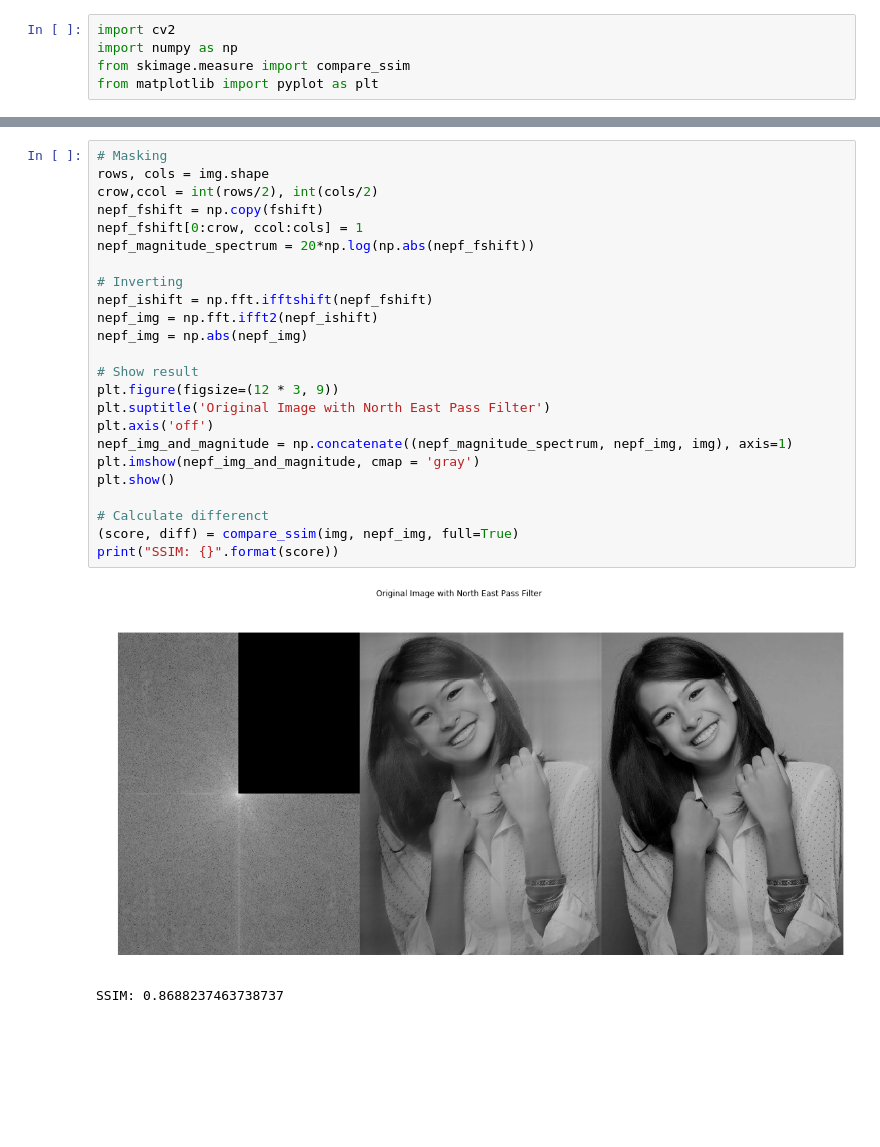
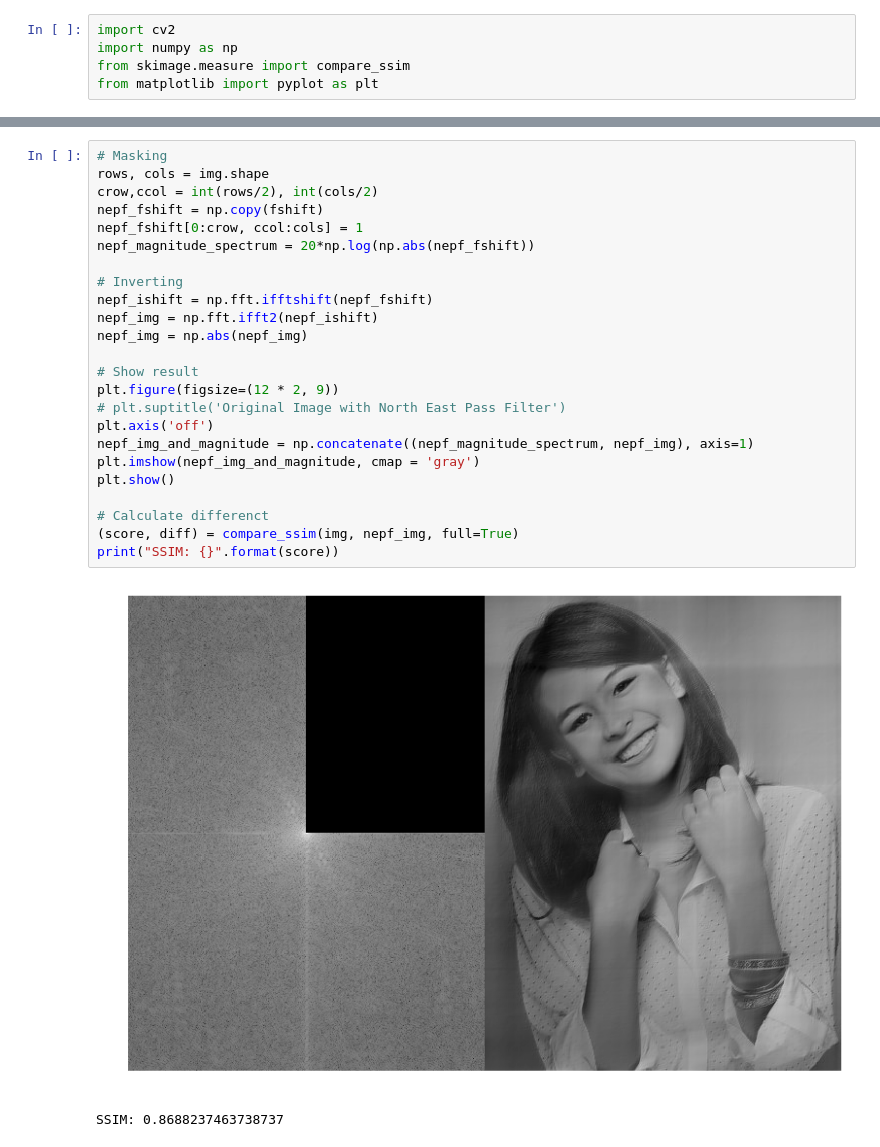
Before and after one commit to hanifanmoha/itb_robust_image_watermarking_2019, a Jupyter notebook: fourier/basic-image-transform.ipynb, the cells around one changed output, grey strips where cells are left out. Drawn from its saved outputs; the diff is of its cells as text; blank space fills up the shorter version.

```diff
--- a/fourier/basic-image-transform.ipynb
+++ b/fourier/basic-image-transform.ipynb
@@ -104,27 +104,27 @@ SSIM: 0.9379046392263477
 # %%
 # Masking
 rows, cols = img.shape
 crow,ccol = int(rows/2), int(cols/2)
 nepf_fshift = np.copy(fshift)
 nepf_fshift[0:crow, ccol:cols] = 1
 nepf_magnitude_spectrum = 20*np.log(np.abs(nepf_fshift))
 
 # Inverting
 nepf_ishift = np.fft.ifftshift(nepf_fshift)
 nepf_img = np.fft.ifft2(nepf_ishift)
 nepf_img = np.abs(nepf_img)
 
 # Show result
-plt.figure(figsize=(12 * 3, 9))
-plt.suptitle('Original Image with North East Pass Filter')
+plt.figure(figsize=(12 * 2, 9))
+# plt.suptitle('Original Image with North East Pass Filter')
 plt.axis('off')
-nepf_img_and_magnitude = np.concatenate((nepf_magnitude_spectrum, nepf_img, img), axis=1)
+nepf_img_and_magnitude = np.concatenate((nepf_magnitude_spectrum, nepf_img), axis=1)
 plt.imshow(nepf_img_and_magnitude, cmap = 'gray')
 plt.show()
 
 # Calculate differenct
 (score, diff) = compare_ssim(img, nepf_img, full=True)
 print("SSIM: {}".format(score))
 # %% [output]
-[figure, old version]
+[figure, new version]
 SSIM: 0.8688237463738737
```
Also changed, not shown: parts of 5 cells of this notebook, 2 other files.
